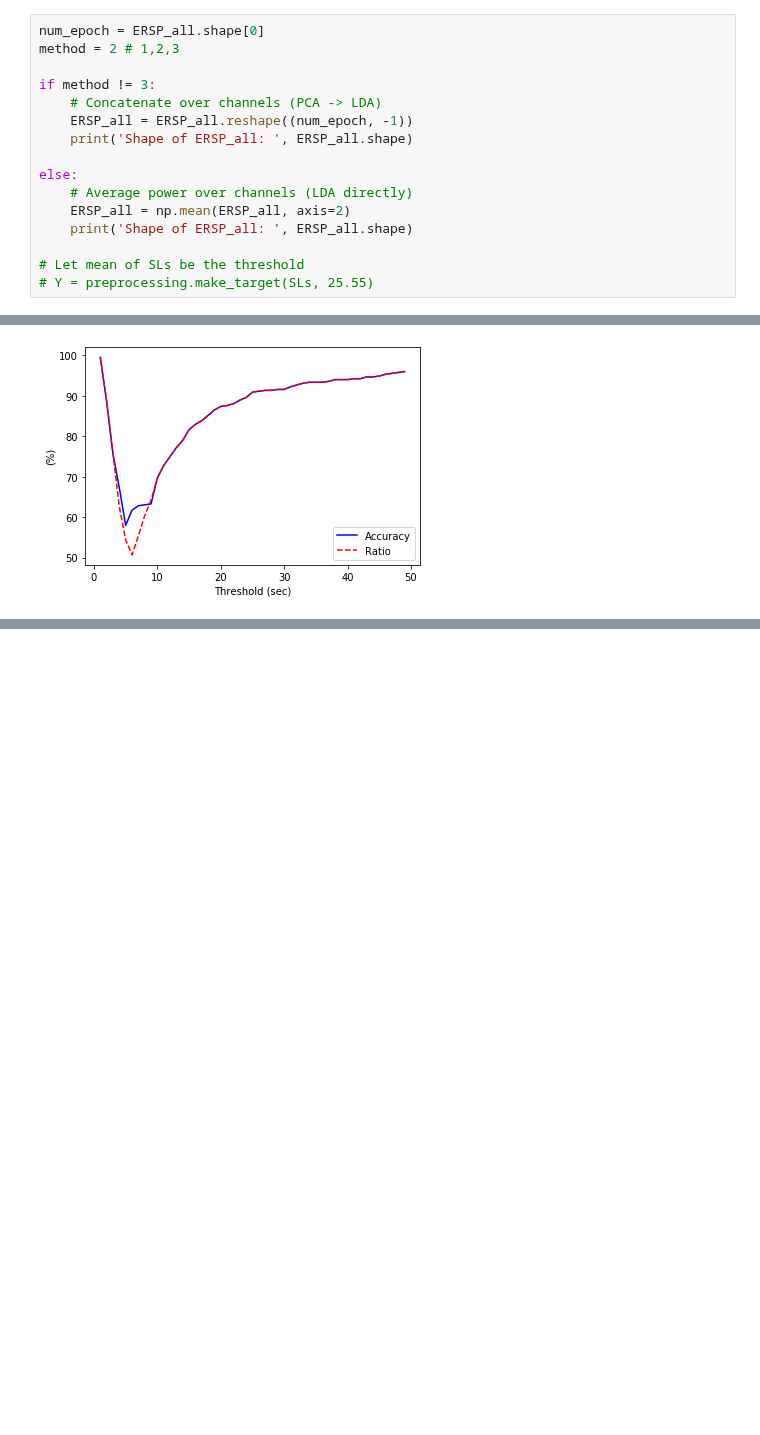
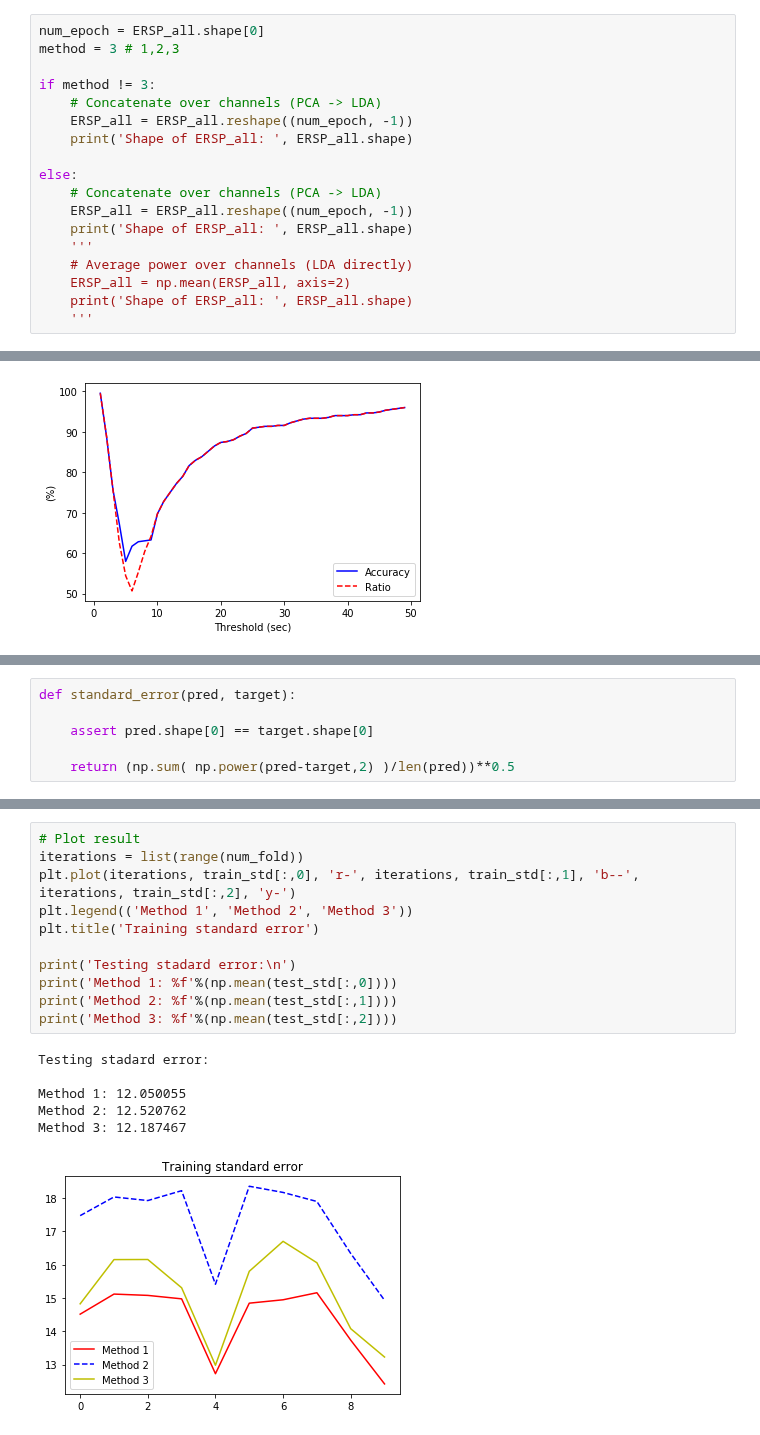
Before and after one commit to hundredball/Math24, a Jupyter notebook: Ginny_ERSP/ERSP_binary_classification.ipynb, the cells around one changed output, grey strips where cells are left out. Saved outputs shown, nothing was run; the diff lists cells and outputs as text; blank space fills up the shorter version.

```diff
--- a/Ginny_ERSP/ERSP_binary_classification.ipynb
+++ b/Ginny_ERSP/ERSP_binary_classification.ipynb
@@ -43,7 +46,7 @@ ERSP_all, SLs = preprocessing.standardize(ERSP_all, tmp_all)
 ## Remain original ERSP
 # %%
 num_epoch = ERSP_all.shape[0]
-method = 2 # 1,2,3
+method = 3 # 1,2,3
 
 if method != 3:
     # Concatenate over channels (PCA -> LDA)
@@ -51,12 +54,14 @@ if method != 3:
     print('Shape of ERSP_all: ', ERSP_all.shape)
 
 else:
+    # Concatenate over channels (PCA -> LDA)
+    ERSP_all = ERSP_all.reshape((num_epoch, -1))
+    print('Shape of ERSP_all: ', ERSP_all.shape)
+    '''
     # Average power over channels (LDA directly)
     ERSP_all = np.mean(ERSP_all, axis=2)
     print('Shape of ERSP_all: ', ERSP_all.shape)
-
-# Let mean of SLs be the threshold
-# Y = preprocessing.make_target(SLs, 25.55)
+    '''
 # %% [output]
 Shape of ERSP_all:  (452, 1368)
 # %% [markdown]
@@ -400,0 +331,6 @@ Regression directly: 9.100871
+# %%
+def standard_error(pred, target):
+
+    assert pred.shape[0] == target.shape[0]
+
+    return (np.sum( np.power(pred-target,2) )/len(pred))**0.5
@@ -400,0 +411,18 @@ Regression directly: 9.100871
+# %%
+# Plot result
+iterations = list(range(num_fold))
+plt.plot(iterations, train_std[:,0], 'r-', iterations, train_std[:,1], 'b--', iterations, train_std[:,2], 'y-')
+plt.legend(('Method 1', 'Method 2', 'Method 3'))
+plt.title('Training standard error')
+
+print('Testing stadard error:\n')
+print('Method 1: %f'%(np.mean(test_std[:,0])))
+print('Method 2: %f'%(np.mean(test_std[:,1])))
+print('Method 3: %f'%(np.mean(test_std[:,2])))
+# %% [output]
+Testing stadard error:
+
+Method 1: 12.050055
+Method 2: 12.520762
+Method 3: 12.187467
+[figure, added]
```
Also changed, not shown: parts of 9 cells of this notebook, 9 other files.
